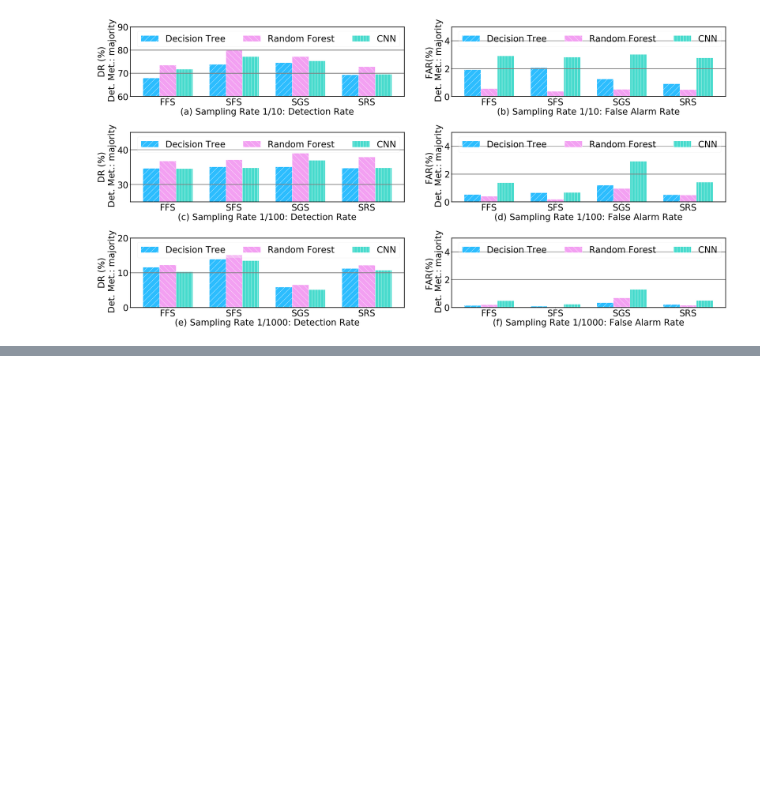
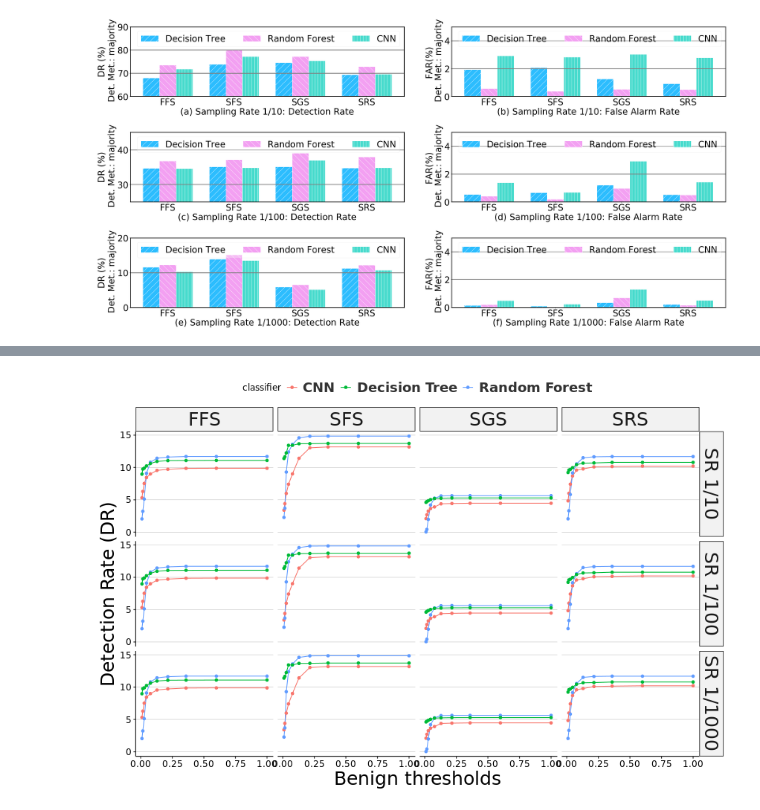
Before and after one commit to harel-coffee/nids-with-sampling-auto, a Jupyter notebook: notebooks/sampled-flow/ML Sampler pair.ipynb, the cells around one changed output, grey strips where cells are left out. Cells and saved outputs as stored; diff of their text form; code cells hidden in the pictures; blank space fills up the shorter version.

```diff
--- a/notebooks/sampled-flow/ML Sampler pair.ipynb
+++ b/notebooks/sampled-flow/ML Sampler pair.ipynb
@@ -281,0 +596,34 @@ plt.show()
+# %%
+%%R -i df -i outfile -w 30 -h 20 -u cm
+library(ggsci)
+library(ggpubr)
+
+df <- df %>% mutate(
+    classifier = case_when(
+        classifier == 'dt' ~ 'Decision Tree',
+        classifier == 'rf' ~ 'Random Forest',
+        classifier == 'cnn' ~ 'CNN',
+    )
+)
+
+ggplot(data=df, aes(x=thresholds, y=dr, color=classifier))+
+  geom_line()+
+  geom_point()+
+    labs(x='Benign thresholds',
+        y='Detection Rate (DR)'
+        )+
+  facet_grid(
+              rows = vars(sampling_rate),
+             cols=vars(sampler)
+         )  +
+    theme_pubr()+
+    theme(
+        panel.grid.major.y = element_line(size=0.25, linetype='solid', color='grey'),
+        panel.grid.minor.y = element_line(size=0.01, linetype='solid', color='grey'),
+
+        legend.text=element_text(colour="grey20", size=18, angle=0, hjust=.0, face='bold'),
+        strip.text = element_text(size=25),
+         axis.title = element_text(size=25),
+         )
+# %% [output]
+[figure, added]
```
Also changed, not shown: parts of 29 cells of this notebook, 9 other files.
